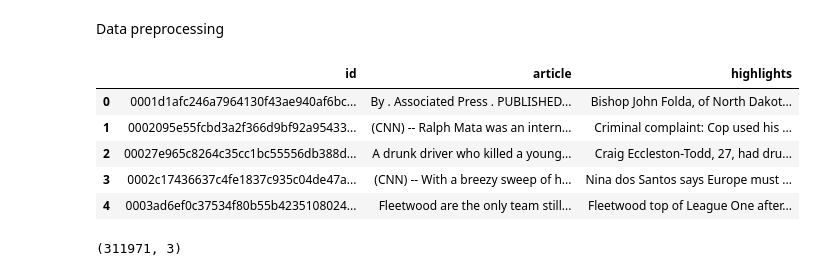
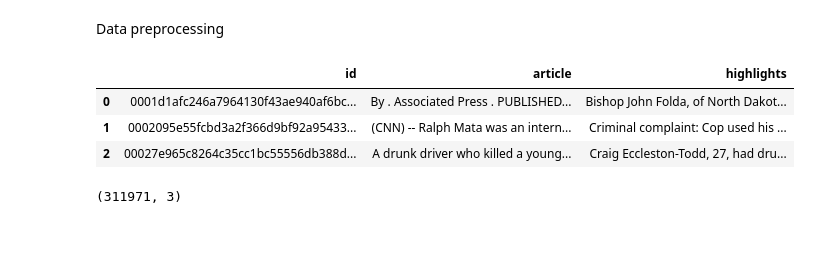
Before and after one commit to Angel-dash/Abstractive-Text-Summarization, a Jupyter notebook: DL.ipynb, the cells around one changed output. Saved outputs shown, nothing was run; the diff lists cells and outputs as text; code cells hidden in the pictures; blank space fills up the shorter version.

```diff
--- a/DL.ipynb
+++ b/DL.ipynb
@@ -33,12 +40,10 @@ data_validation=pd.read_csv('/content/cnn_dailymail/validation.csv')
 # %% [markdown]
 Data preprocessing
 # %%
-data_train.head(5)
+data_train.head(3)
 # %% [output]
 |  | id | article | highlights |
 | 0 | 0001d1afc246a7964130f43ae940af6bc... | By . Associated Press . PUBLISHED... | Bishop John Folda, of North Dakot... |
 | 1 | 0002095e55fcbd3a2f366d9bf92a95433... | (CNN) -- Ralph Mata was an intern... | Criminal complaint: Cop used his ... |
 | 2 | 00027e965c8264c35cc1bc55556db388d... | A drunk driver who killed a young... | Craig Eccleston-Todd, 27, had dru... |
-| 3 | 0002c17436637c4fe1837c935c04de47a... | (CNN) -- With a breezy sweep of h... | Nina dos Santos says Europe must ... |
-| 4 | 0003ad6ef0c37534f80b55b4235108024... | Fleetwood are the only team still... | Fleetwood top of League One after... |
 # %%
```
Also changed, not shown: parts of 5 cells of this notebook.
